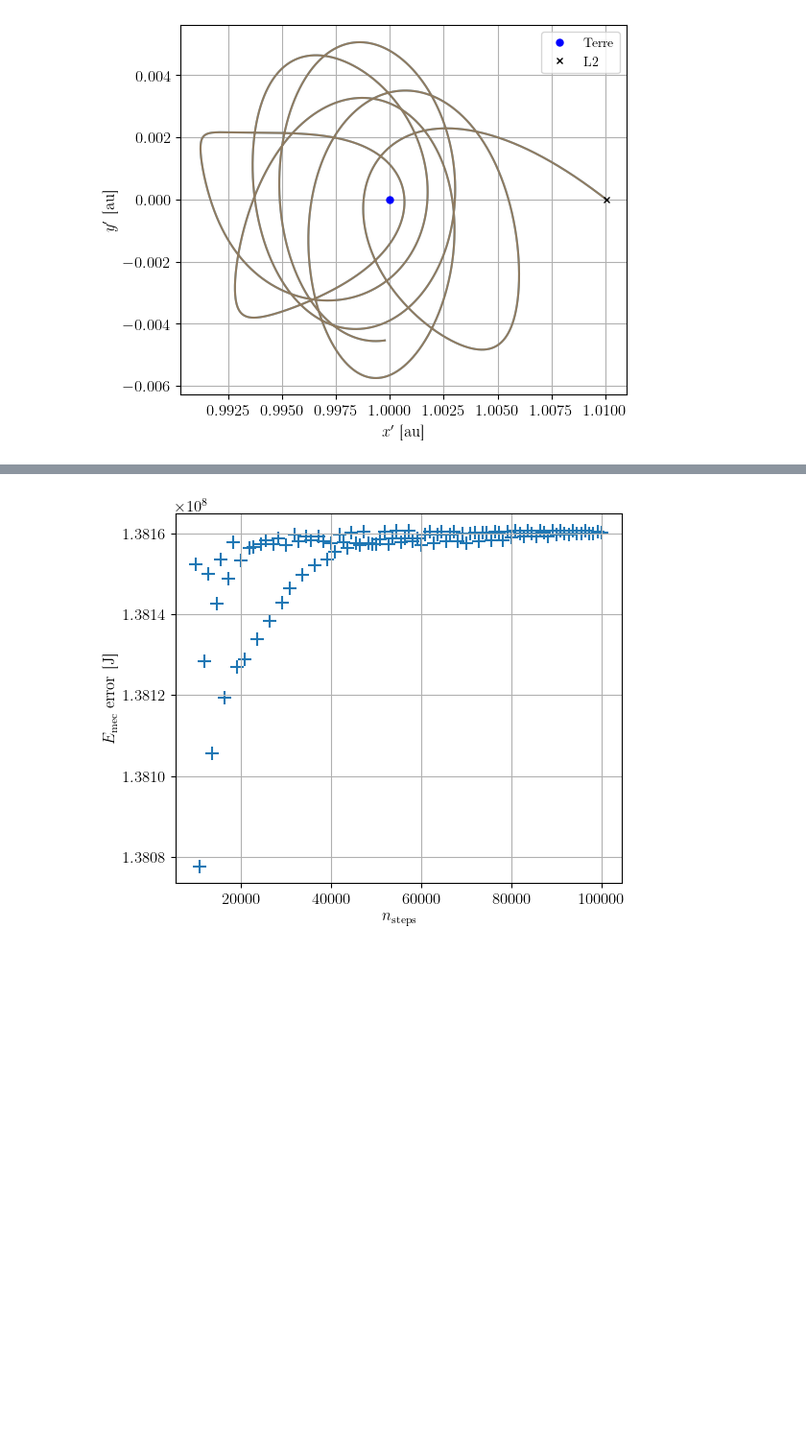
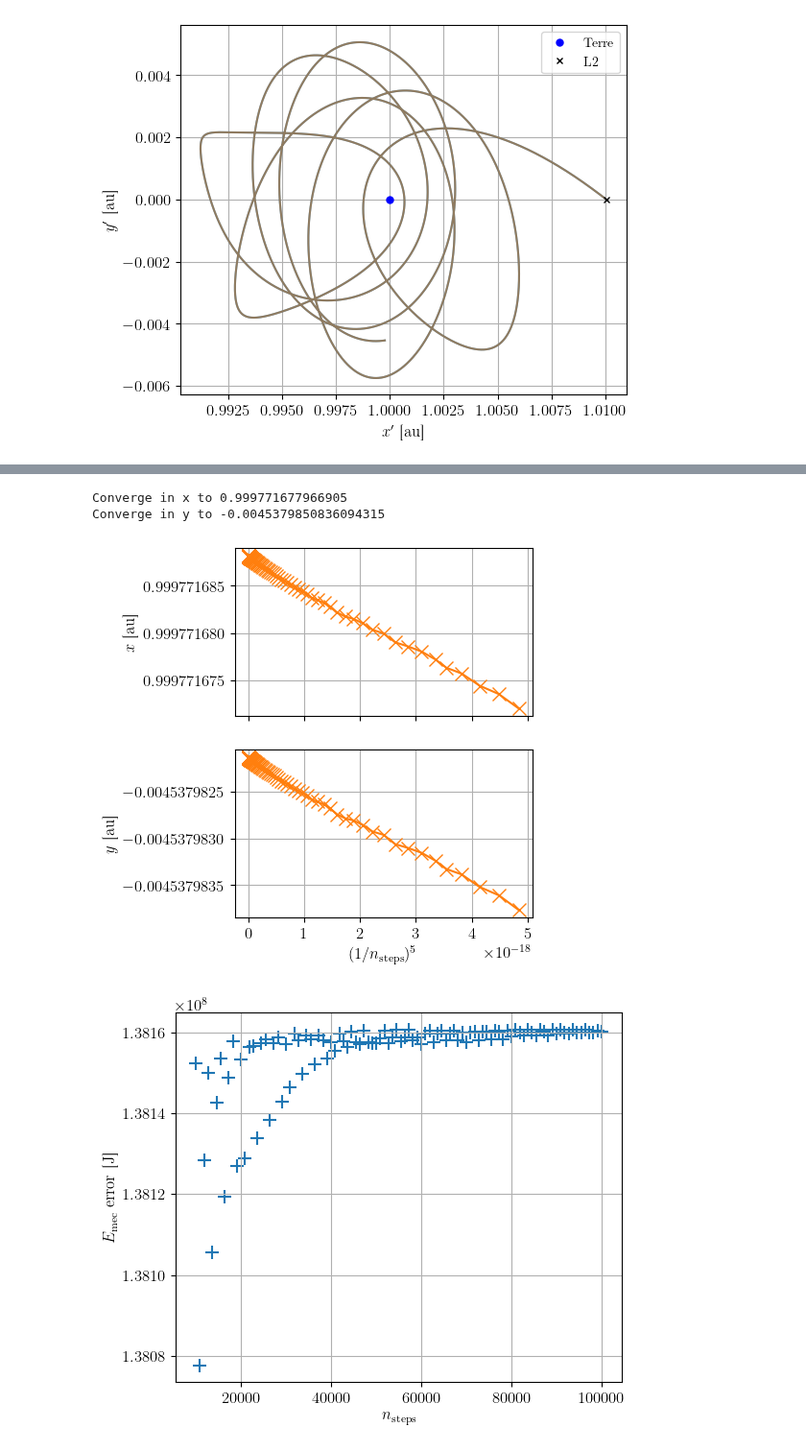
Before and after one commit to TomVdt/PhysNum, a Jupyter notebook: exercice3/analysis/analysis3bi.ipynb, the cells around one changed output, grey strips where cells are left out. Shown at 96% size. Cells and saved outputs as stored; diff of their text form; code cells hidden in the pictures; blank space fills up the shorter version.

```diff
--- a/exercice3/analysis/analysis3bi.ipynb
+++ b/exercice3/analysis/analysis3bi.ipynb
@@ -160,3 +153,30 @@ plt.show()
+# %%
+tmp = plt.subplots(nrows=2, sharex=True)
+fig = tmp[0]
+fig.set_size_inches(4, 5)
+ax: list[plt.Axes] = tmp[1]
+
+coefs = np.polyfit(nsfs_fixed**-5, xfs_fixed, 1)
+fitfunc = np.poly1d(coefs)
+print(f"Converge in x to {fitfunc(0)}")
+ax[0].plot(nsfs_adapt**-5, xfs_adapt, 'x-', color='tab:orange')
+
+coefs = np.polyfit(nsfs_fixed**-5, yfs_fixed, 1)
+fitfunc = np.poly1d(coefs)
+print(f"Converge in y to {fitfunc(0)}")
+ax[1].plot(nsfs_adapt**-5, yfs_adapt, 'x-', color='tab:orange')
+
+ax[1].set_xlabel(r'$(1/n_\textrm{steps})^5$')
+ax[0].set_ylabel(r'$x$ [au]')
+ax[1].set_ylabel(r'$y$ [au]')
+ax[0].grid()
+ax[1].grid()
+plt.savefig(export_path + 'lagrange_convergence_adapt.pdf')
+plt.show()
+# %% [output]
+Converge in x to 0.999771677966905
+Converge in y to -0.0045379850836094315
+[figure, added]
 # %%
 plt.scatter(nsfs_fixed, emec_error_fixed)
 plt.xlabel(r'$n_\textrm{steps}$')
```
Also changed, not shown: parts of 3 cells of this notebook, 7 other files.
